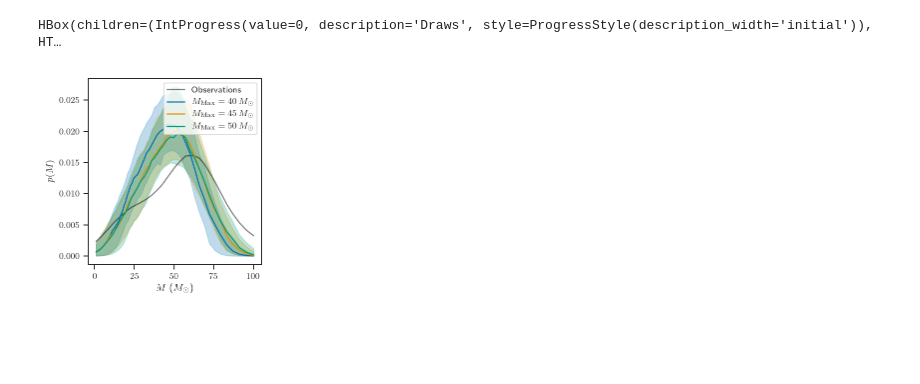
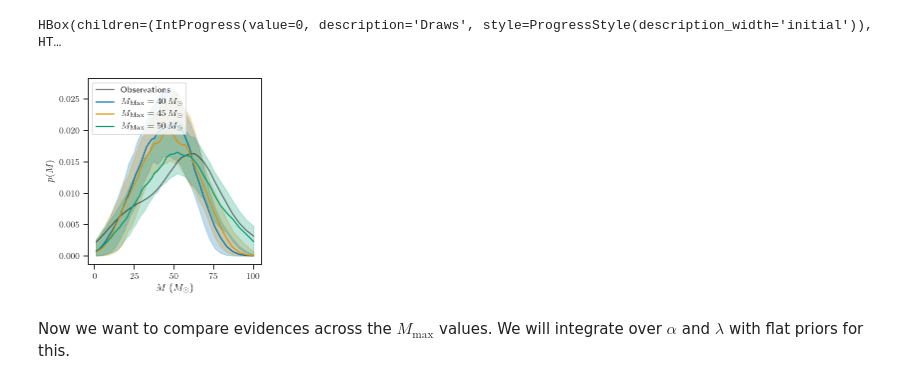
Before and after one commit to farr/ClusterBHGW, a Jupyter notebook: Populations.ipynb, the cells around one changed output. Cells and saved outputs as stored; diff of their text form; code cells hidden in the pictures; blank space fills up the shorter version.

Commit message:
Updates for MMax = 50, lots of N.

```diff
--- a/Populations.ipynb
+++ b/Populations.ipynb
@@ -300,10 +323,15 @@ def mean_pdet(m1, m2, lam, zMax):
     return mu, Neff
 # %%
 mean_pdets = {}
+kmin = ''
+Nmin = np.inf
 for k, c in tqdm_notebook(clusters.items()):
     for l in lams:
         mean_pdets[(k,l)] = mean_pdet(c['m1'], c['m2'], l, zMax)
         mu, N = mean_pdets[(k,l)]
-        print('For slope {:g}, lambda = {:g}, <Pdet> = {:g} and Neff = {:g}'.format(k, l, mu, N))
+        if N < Nmin:
+            Nmin = N
+            kmin = (k,l)
+print('Minimum number of effective samples is ', Nmin, ' for ', kmin)
 # %% [output]
 [interactive output not drawn]
@@ -366,7 +378,7 @@ la = []
 ev = []
 for a in clusters.keys():
     for l in lams:
-        al.append(a)
+        al.append(float(a))
         la.append(l)
         ev.append(logevs[(a,l)])
 al = array(al).reshape((len(clusters), len(lams)))
@@ -389,10 +401,10 @@ with sns.plotting_context('paper'):
         ax.set_ylabel(r'$\lambda$')
         plt.colorbar(cs, ax=ax)
 
-        ax.set_xticks([1.5, 2, 2.5, 3, 3.5])
+        ax.set_xticks([1.0, 1.5, 2, 2.5, 3, 3.5, 4.0])
         ax.set_yticks([0, 1, 2, 3, 4, 5, 6])
 
-        ax.set_xlim(1.5, 3.5)
+        ax.set_xlim(1.0, 4.0)
         ax.set_ylim(0, 6)
 
         gs = make_axes_locatable(ax)
@@ -438,7 +450,6 @@ Ndraw = 100
 
 # Specialize to following the SFR (this is preferred a bit by our fits, but not massively)
 lam = 3
-alph = 2.5
 
 zs = expm1(linspace(log(1), log(1+zMax), 100))
 pzs = Planck15.differential_comoving_volume(zs).to(u.Gpc**3/u.sr).value*(1+zs)**(lam-1)
@@ -467,8 +478,9 @@ Nc = len(clusters.values())
 MMaxs = [40, 45, 50]
 cluster_draws = []
 for MM in tqdm_notebook(MMaxs, desc='MMax'):
-    c = loadtxt('Clusters_MMax_{:d}/small_cluster_2.35.dat'.format(MM), dtype=np.dtype([('m1', np.float), ('m2', np.float), ('a', np.float), ('e', np.float), ('tgw', np.float)]))
-    c = c[c['tgw'] < 1e10]
+    with h5py.File('clusters.h5', 'r') as f:
+        sel = array(f[str(float(MM))]['2.35']['tgw']) < 1e10
+        c = squeeze(column_stack([array(f[str(float(MM))]['2.35'][k][sel]) for k in ['m1', 'm2']]).view(np.dtype([('m1', np.float), ('m2', np.float)])))
     mts = []
     for i in tqdm_notebook(range(Ndraw), desc="Draws"):
         mt_det = []
@@ -504,32 +516,32 @@ pal = sns.color_palette(palette='colorblind', n_colors=len(clusters))
 obs_ps = []
 for od in obs_draws:
     obs_ps.append(gaussian_kde(od)(ms))
 obs_ps = array(obs_ps)
 
 with sns.plotting_context('paper'):
     orig_rc = plt.rcParams['text.usetex']
     plt.rcParams['text.usetex'] = True
     try:
         figure(figsize=(colwidth,colwidth))
         plot(ms, median(obs_ps, axis=0), color='k', label='Observations', alpha=0.5)
 
         for i, (mm, cd) in enumerate(zip(MMaxs, cluster_draws)):
             cps = []
             for d in cd:
                 cps.append(gaussian_kde(d)(ms))
             cps = array(cps)
 
             l, = plot(ms, median(cps, axis=0), label=r'$M_\mathrm{{Max}} = {:d} \, M_\odot$'.format(mm), color=pal[i])
             fill_between(ms, percentile(cps, 84, axis=0), percentile(cps, 16, axis=0), color=l.get_color(), alpha=0.25)
 
-        legend(loc='upper right')
+        legend(loc='upper left')
         xlabel(r'$M$ ($M_\odot$)')
         ylabel(r'$p(M)$')
 
         tight_layout()
 
         savefig('M-pred.pdf')
     finally:
         plt.rcParams['text.usetex'] = orig_rc
 # %% [output]
-[figure, old version]
+[figure, new version]
@@ -537,0 +548,2 @@ with sns.plotting_context('paper'):
+# %% [markdown]
+Now we want to compare evidences across the $M_\mathrm{max}$ values.  We will integrate over $\alpha$ and $\lambda$ with flat priors for this.
```
Also changed, not shown: parts of 10 cells of this notebook, 2 other files.
